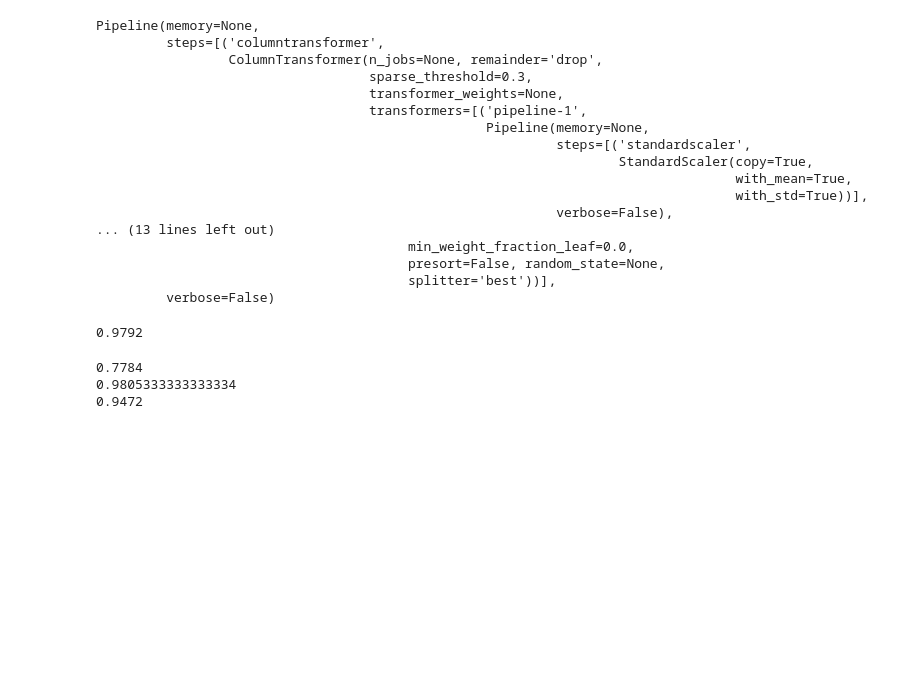
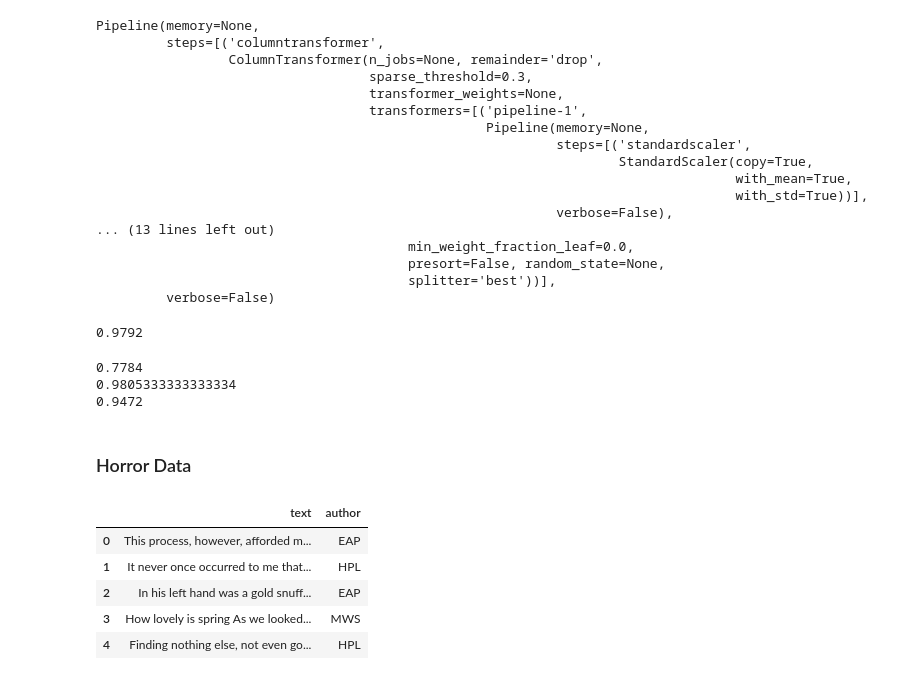
Before and after one commit to edyoda/data-science-complete-tutorial, a Jupyter notebook: Day1-2.ipynb, the cells around one changed output. Cells and saved outputs as stored; diff of their text form; code cells hidden in the pictures; blank space fills up the shorter version.

```diff
--- a/Day1-2.ipynb
+++ b/Day1-2.ipynb
@@ -154,3 +154,18 @@ for model in [LogisticRegression(), DecisionTreeClassifier(), KNeighborsClassifi
 0.7784
 0.9805333333333334
 0.9472
+# %% [markdown]
+### Horror Data
+# %%
+horror_data = pd.read_csv('https://raw.githubusercontent.com/edyoda/data-science-complete-tutorial/master/Data/horror-train.csv')
+# %%
+horror_data = horror_data[['text','author']]
+# %%
+horror_data.head()
+# %% [output]
+|  | text | author |
+| 0 | This process, however, afforded m... | EAP |
+| 1 | It never once occurred to me that... | HPL |
+| 2 | In his left hand was a gold snuff... | EAP |
+| 3 | How lovely is spring As we looked... | MWS |
+| 4 | Finding nothing else, not even go... | HPL |
```
Also changed, not shown: parts of 23 cells of this notebook.
